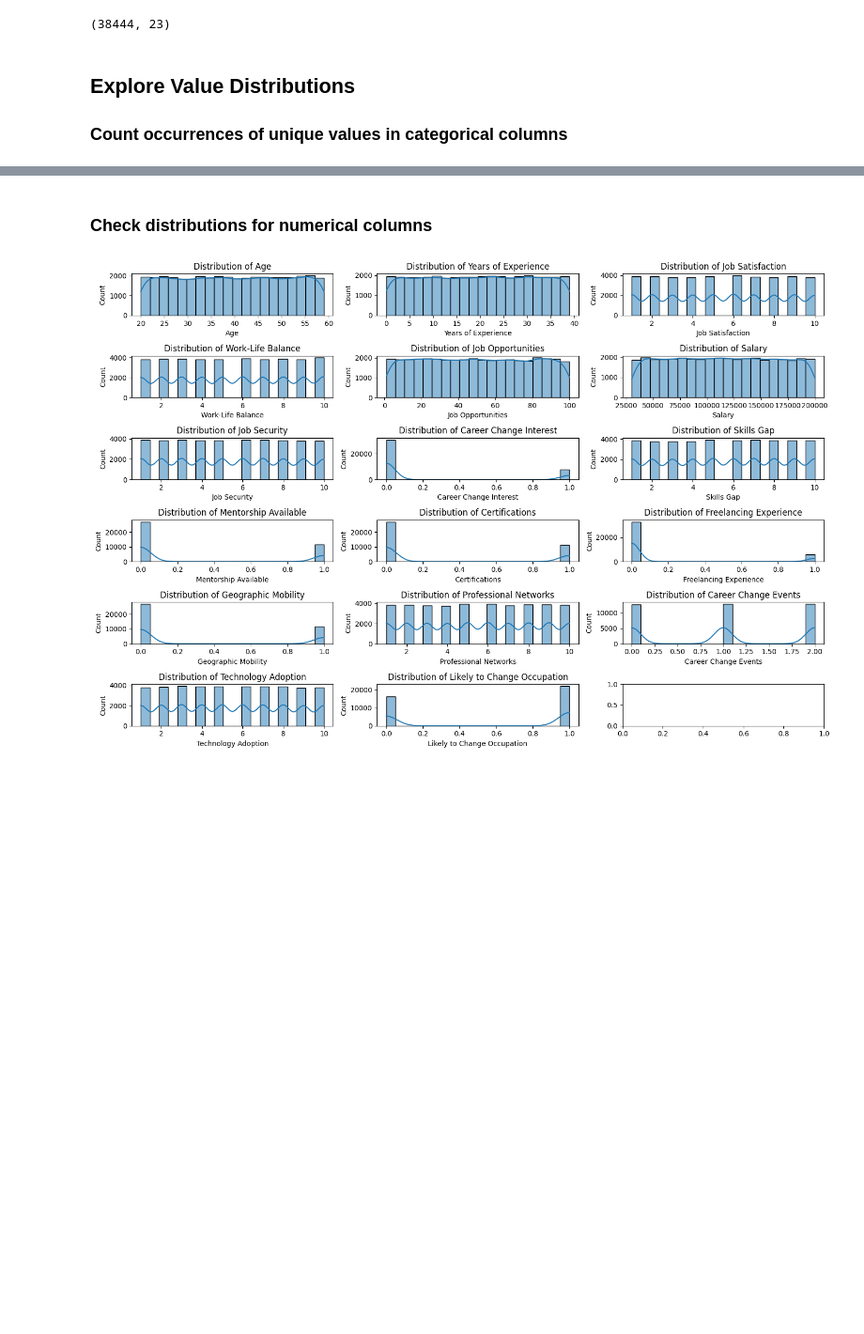
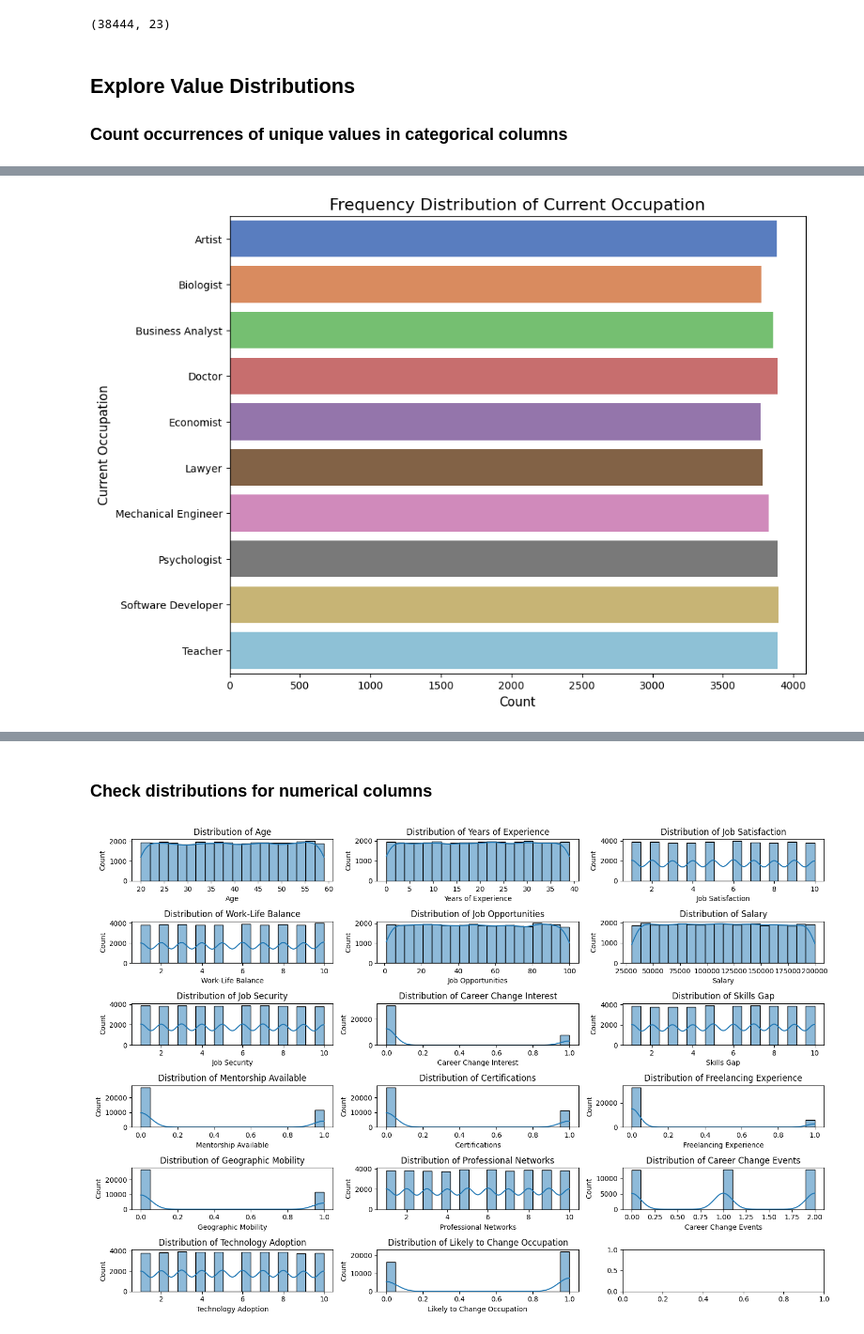
Before and after one commit to wdavjr/wd-career-field-vs-occupation-eda, a Jupyter notebook: eda-of-occupation-vs-field-of-study.ipynb, the cells around one changed output, grey strips where cells are left out. Shown: that part at 94% size. Cells and saved outputs as stored; diff of their text form; code cells hidden in the pictures; blank space fills up the shorter version.

```diff
--- a/eda-of-occupation-vs-field-of-study.ipynb
+++ b/eda-of-occupation-vs-field-of-study.ipynb
@@ -238,0 +185,15 @@ Name: count, dtype: int64
+# %%
+# Calculate value counts and sort
+occupation_value_counts = df['Current Occupation'].value_counts().reset_index()
+occupation_value_counts.columns = ['Current Occupation', 'Count']
+occupation_value_counts = occupation_value_counts.sort_values(by='Count', ascending=False)
+
+# Create a horizontal bar plot
+plt.figure(figsize=(10, 8))
+sns.barplot(x='Count', y='Current Occupation', data=occupation_value_counts, palette='muted')
+plt.title('Frequency Distribution of Current Occupation', fontsize=16)
+plt.xlabel('Count', fontsize=12)
+plt.ylabel('Current Occupation', fontsize=12)
+plt.show()
+# %% [output]
+[figure, added]
```
Also changed, not shown: parts of 11 cells of this notebook.
